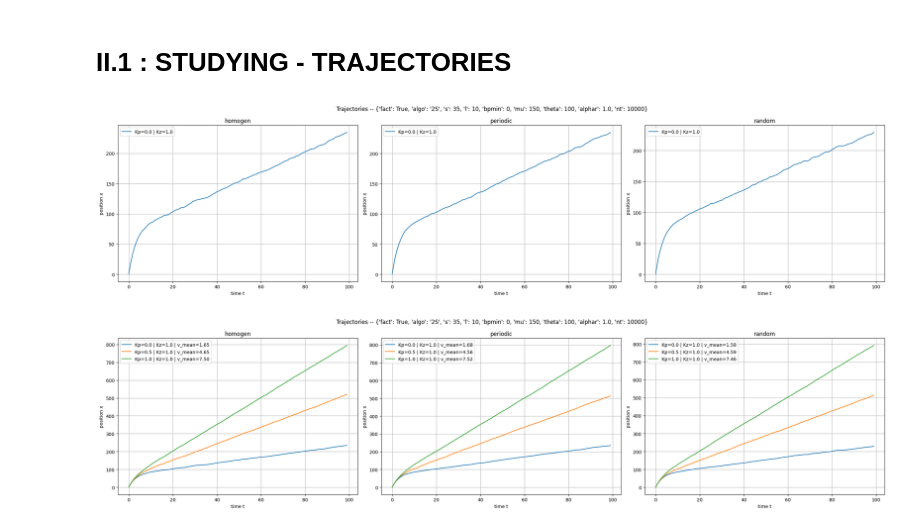
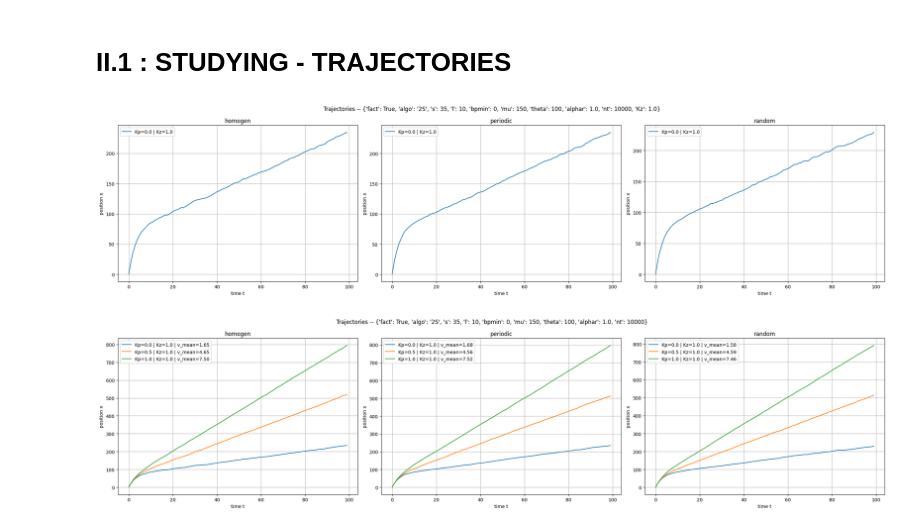
Before and after one commit to npelletbossot/Workspace, a Jupyter notebook: notebooks/work/fact.ipynb, the cells around one changed output. Drawn from its saved outputs; the diff is of its cells as text; code cells hidden in the pictures.

```diff
--- a/notebooks/work/fact.ipynb
+++ b/notebooks/work/fact.ipynb
@@ -290,6 +290,7 @@ mu      = 150
 theta   = 100
 alphar  = 1.0
 nt      = 10_000
+Kz      = 0.00
 
 # Dict
 params_fixed = {
@@ -301,7 +302,8 @@ params_fixed = {
     "mu"        : mu,
     "theta"     : theta,
     "alphar"    : alphar,
-    "nt"        : nt
+    "nt"        : nt,
+    "Kz"        : Kz
 }
 
 # Filter Function
@@ -358,41 +360,40 @@ Keys : ['algo', 'fact', 'mode', 'dstr', 'land', 's', 'l', 'bpmin', 'mu', 'theta'
 
 mode = "passfull"
 Kp = 0.00
-Kz = 1.00
 
 nrows = 1
 ncols = len(lands)
 fig, axes = plt.subplots(nrows=nrows, ncols=ncols, figsize=(24,6))
 fig.suptitle(
     "Trajectories -- "
     f"{params_fixed}"
     f""
 )
 
 df_data = df_work.filter(
     (pl.col("mode") == mode) &
     (pl.col("Kp")   == Kp) &
     (pl.col("Kz")   == Kz)
 )
 
 for ax, land in zip(axes, lands):
     ax.set_title(land)
 
     df_land = df_data.filter(
         pl.col("land") == land
     )
     times        = df_land["times"][0].to_numpy()
     results_mean = df_land["results_mean"][0].to_numpy()
     ax.plot(times, results_mean, label=f"Kp={Kp} | Kz={Kz}")
     ax.set_xlabel("time t")
     ax.set_ylabel("position x")
     ax.grid(True)
     ax.legend()
 
 plt.tight_layout()
 plt.show()
 # %% [output]
-[figure, old version]
+[figure, new version]
 # %%
 # ── Looking at trajectories ──────────────────────────────────────────────────────────────────────
 mode      = "passfull"
```
Also changed, not shown: parts of 3 cells of this notebook.
